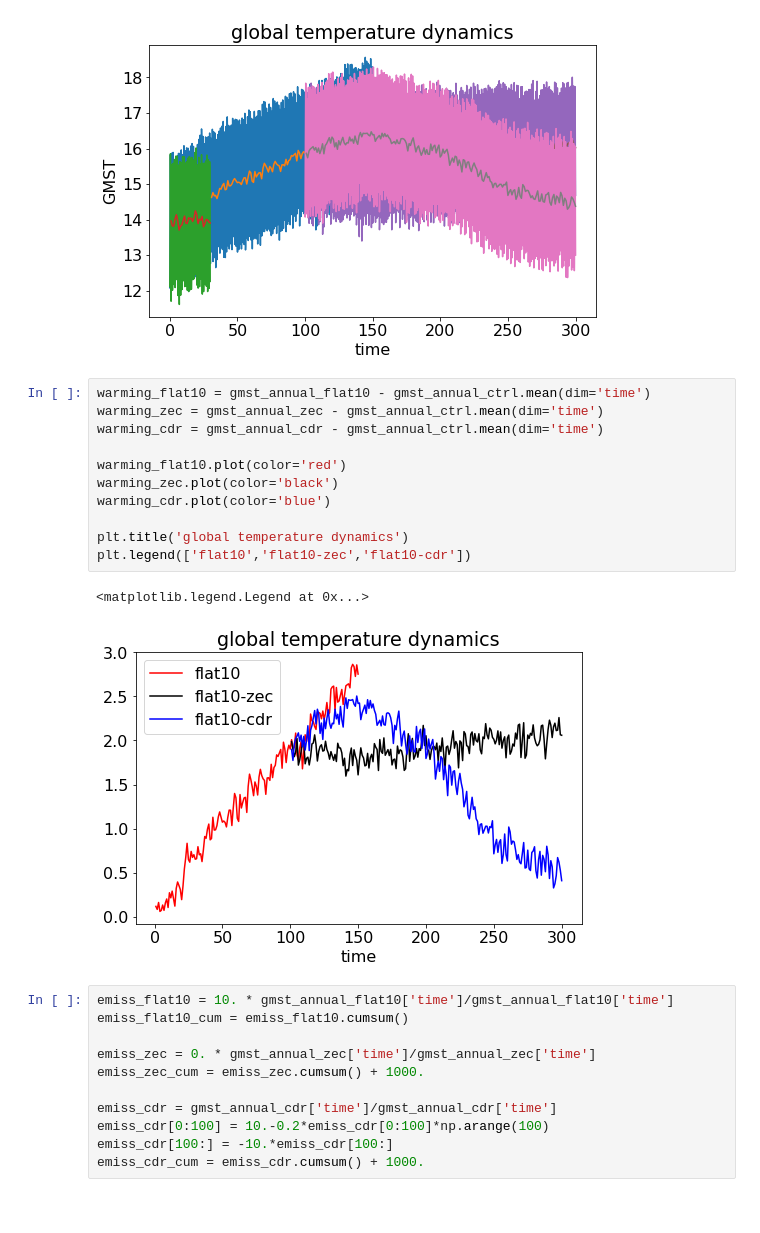
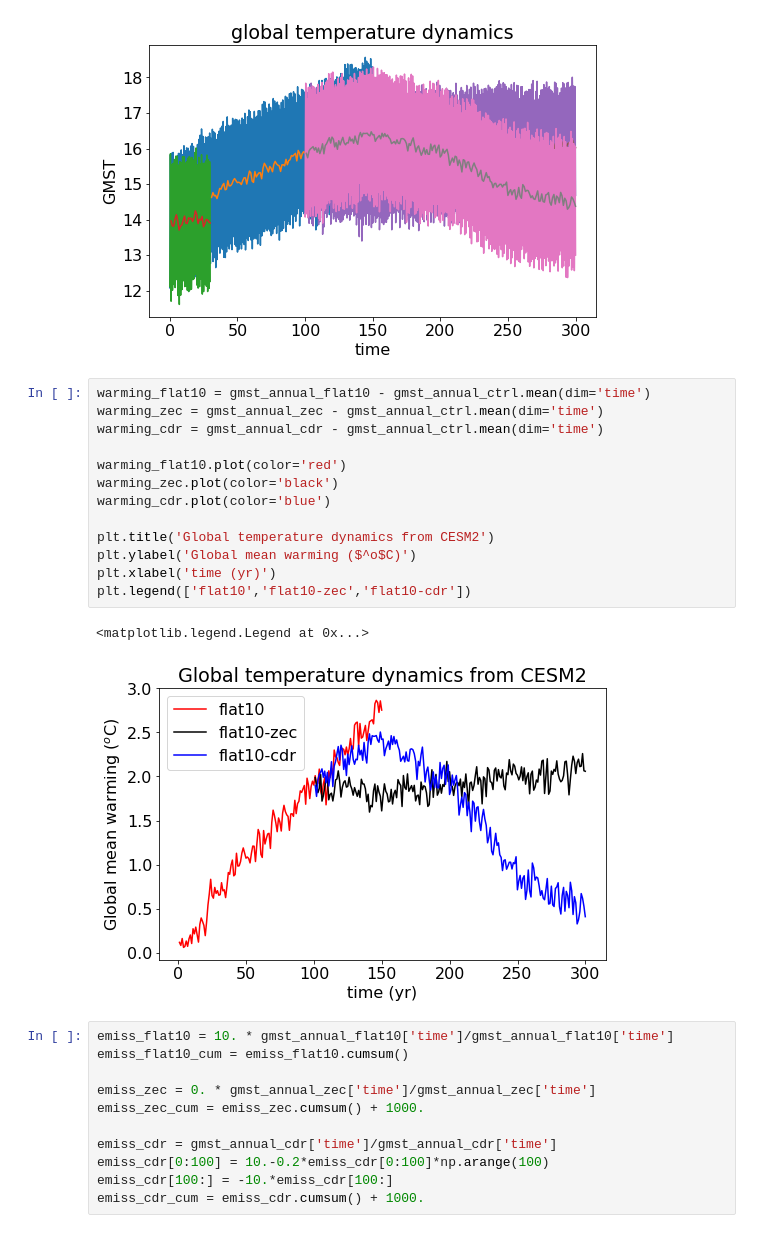
Before and after one commit to ckoven/flat10, a Jupyter notebook: flat10-analysis.ipynb, the cells around one changed output. Saved outputs shown, nothing was run; the diff lists cells and outputs as text.

Commit message:
added a couple more figures

```diff
--- a/flat10-analysis.ipynb
+++ b/flat10-analysis.ipynb
@@ -129,17 +129,19 @@ Text(0.5, 1.0, 'global temperature dynamics')
 # %%
 warming_flat10 = gmst_annual_flat10 - gmst_annual_ctrl.mean(dim='time')
 warming_zec = gmst_annual_zec - gmst_annual_ctrl.mean(dim='time')
 warming_cdr = gmst_annual_cdr - gmst_annual_ctrl.mean(dim='time')
 
 warming_flat10.plot(color='red')
 warming_zec.plot(color='black')
 warming_cdr.plot(color='blue')
 
-plt.title('global temperature dynamics')
+plt.title('Global temperature dynamics from CESM2')
+plt.ylabel('Global mean warming ($^o$C)')
+plt.xlabel('time (yr)')
 plt.legend(['flat10','flat10-zec','flat10-cdr'])
 # %% [output]
 <matplotlib.legend.Legend at 0x...>
-[figure, old version]
+[figure, new version]
 # %%
 emiss_flat10 = 10. * gmst_annual_flat10['time']/gmst_annual_flat10['time']
 emiss_flat10_cum = emiss_flat10.cumsum()
```
Also changed, not shown: parts of 25 cells of this notebook.
